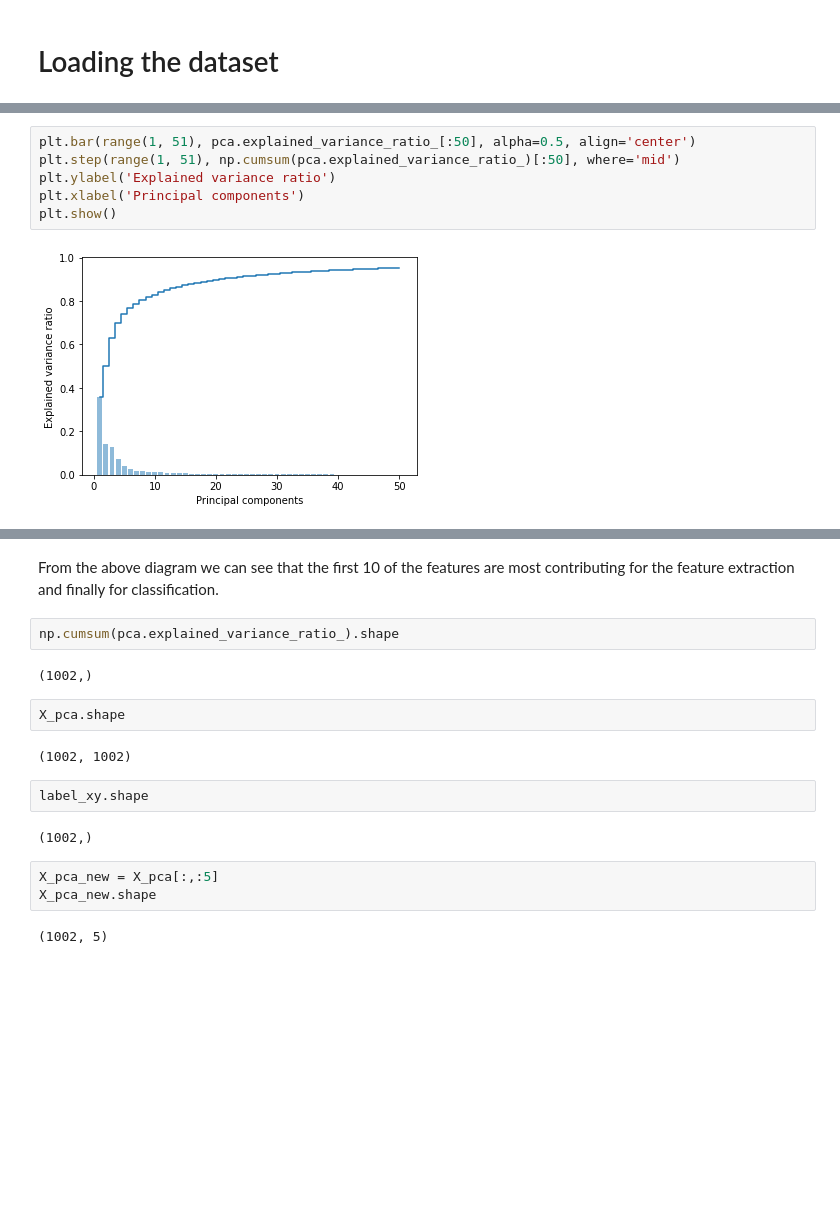
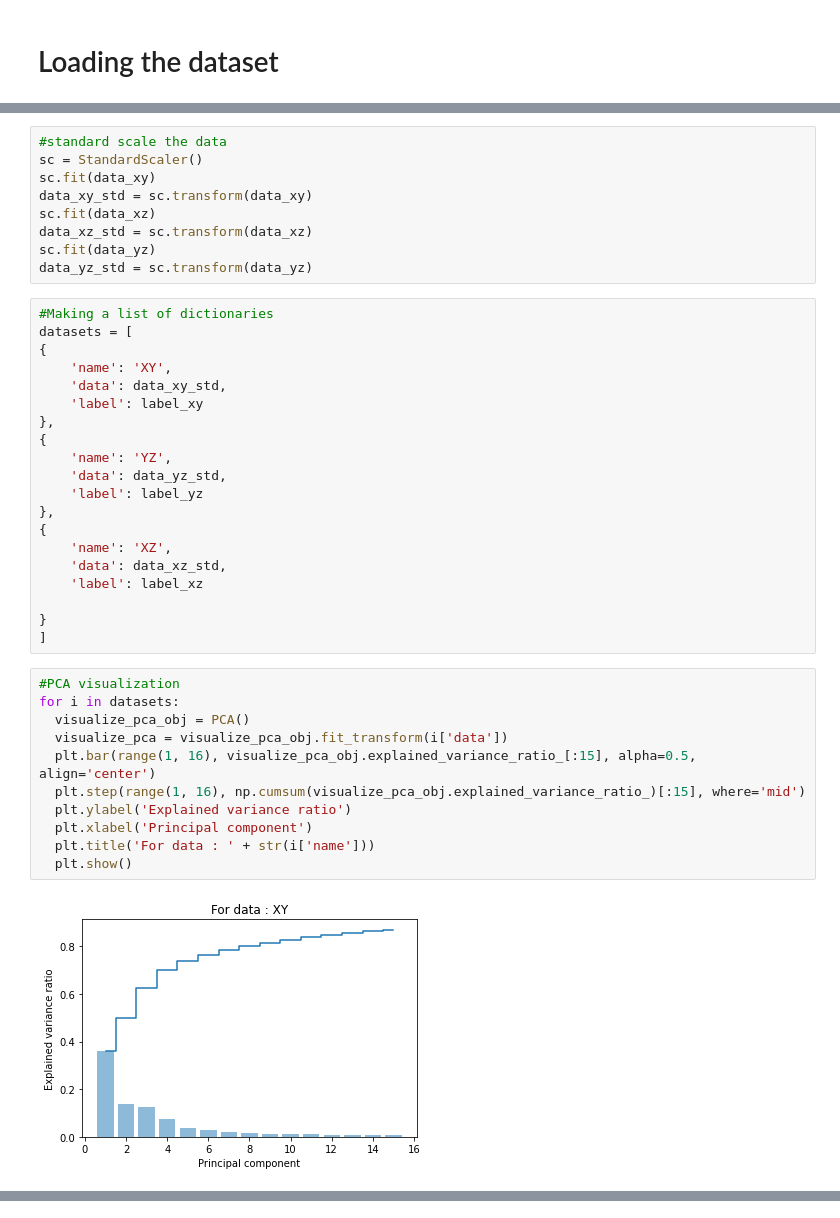
Before and after one commit to pawan070bct27/Lung_cancer_Kflod_SVM, a Jupyter notebook: SVM_of_k_fold_of_dataset_lung_PCA_xy.ipynb, the cells around one changed output, grey strips where cells are left out. Drawn from its saved outputs; the diff is of its cells as text; blank space fills up the shorter version.

```diff
--- a/SVM_of_k_fold_of_dataset_lung_PCA_xy.ipynb
+++ b/SVM_of_k_fold_of_dataset_lung_PCA_xy.ipynb
@@ -45,8 +39,42 @@ pca.explained_variance_ratio_.shape
+# %%
+#standard scale the data
+sc = StandardScaler()
+sc.fit(data_xy)
+data_xy_std = sc.transform(data_xy)
+sc.fit(data_xz)
+data_xz_std = sc.transform(data_xz)
+sc.fit(data_yz)
+data_yz_std = sc.transform(data_yz)
+# %%
+#Making a list of dictionaries
+datasets = [
+{
+    'name': 'XY',
+    'data': data_xy_std,
+    'label': label_xy
+},
+{
+    'name': 'YZ',
+    'data': data_yz_std,
+    'label': label_yz
+},
+{
+    'name': 'XZ',
+    'data': data_xz_std,
+    'label': label_xz
+
+}
+]
 # %%
-plt.bar(range(1, 51), pca.explained_variance_ratio_[:50], alpha=0.5, align='center')
-plt.step(range(1, 51), np.cumsum(pca.explained_variance_ratio_)[:50], where='mid')
-plt.ylabel('Explained variance ratio')
-plt.xlabel('Principal components')
-plt.show()
+#PCA visualization
+for i in datasets:
+  visualize_pca_obj = PCA()
+  visualize_pca = visualize_pca_obj.fit_transform(i['data'])
+  plt.bar(range(1, 16), visualize_pca_obj.explained_variance_ratio_[:15], alpha=0.5, align='center')
+  plt.step(range(1, 16), np.cumsum(visualize_pca_obj.explained_variance_ratio_)[:15], where='mid')
+  plt.ylabel('Explained variance ratio')
+  plt.xlabel('Principal component')
+  plt.title('For data : ' + str(i['name']))
+  plt.show()
 # %% [output]
-[figure, old version]
+[figure, new version]
@@ -53,19 +82,0 @@ plt.show()
-# %% [markdown]
-From the above diagram we can see that the first 10 of the features are most contributing for the feature extraction and finally for classification.
-# %%
-np.cumsum(pca.explained_variance_ratio_).shape
-# %% [output]
-(1002,)
-# %%
-X_pca.shape
-# %% [output]
-(1002, 1002)
-# %%
-label_xy.shape
-# %% [output]
-(1002,)
-# %%
-X_pca_new = X_pca[:,:5]
-X_pca_new.shape
-# %% [output]
-(1002, 5)
```
Also changed, not shown: parts of 30 cells of this notebook.
